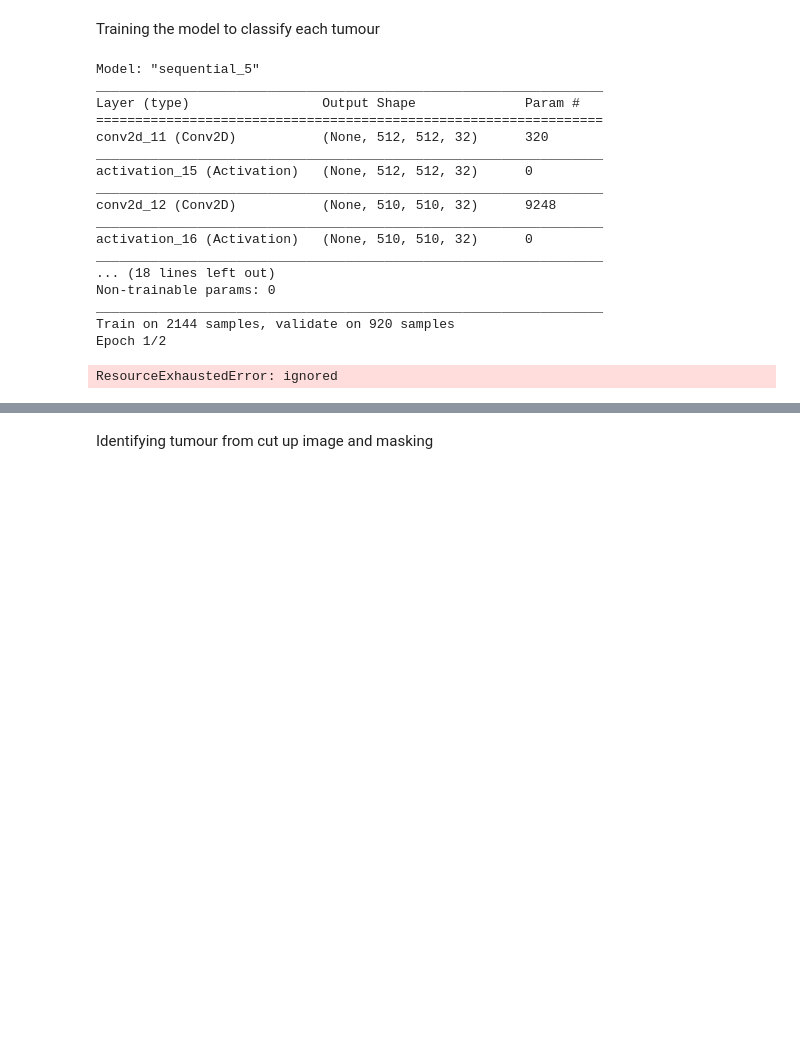
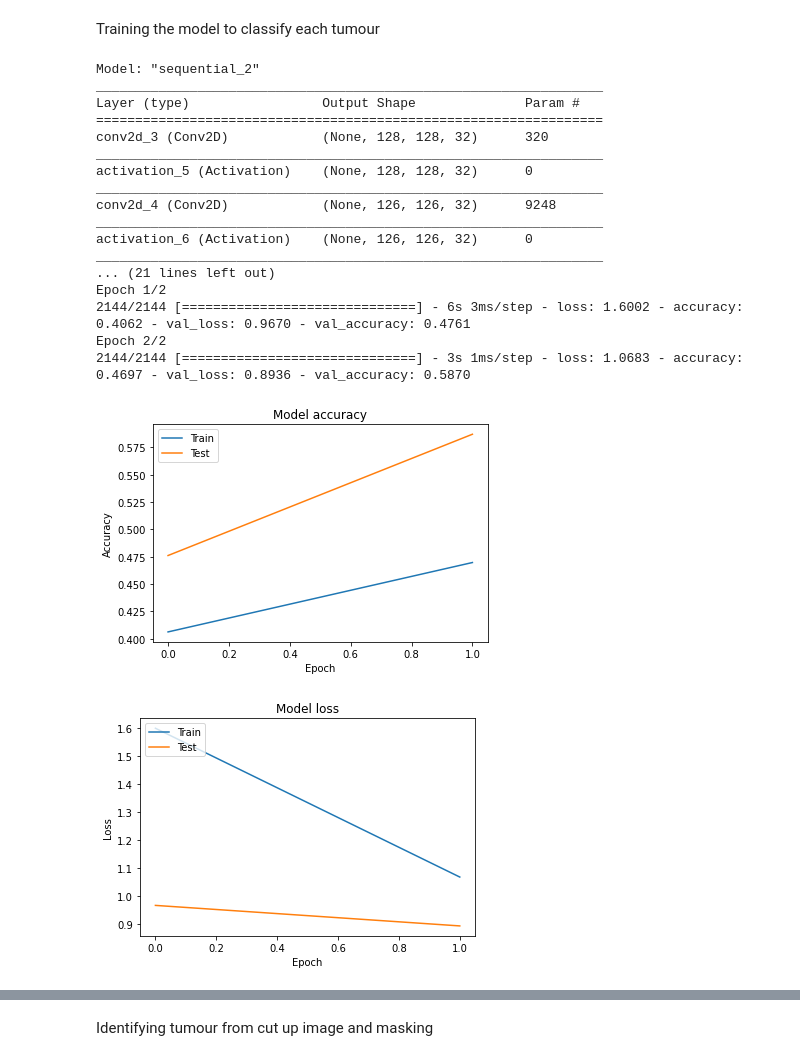
Before and after one commit to jw01324/COM3025, a Jupyter notebook: COM3025.ipynb, the cells around one changed output, grey strips where cells are left out. Drawn from its saved outputs; the diff is of its cells as text; code cells hidden in the pictures; blank space fills up the shorter version.

```diff
--- a/COM3025.ipynb
+++ b/COM3025.ipynb
@@ -92,7 +138,7 @@ batch_size = 32
 epochs = 2
 
 model = Sequential()
-model.add(Conv2D(32, (3, 3), padding='same', input_shape=(512,512,1)))
+model.add(Conv2D(32, (3, 3), padding='same', input_shape=(128,128,1)))
 model.add(Activation('relu'))
 model.add(Conv2D(32, (3, 3)))
 model.add(Activation('relu'))
@@ -120,40 +166,42 @@ history = model.fit(x_train, y_train,
               epochs=epochs,
               validation_data=(x_test, y_test),
               shuffle=True)
-
-# Plot training & validation accuracy values
-plt.plot(history.history['acc'])
-plt.plot(history.history['val_acc'])
-plt.title('Model accuracy')
-plt.ylabel('Accuracy')
-plt.xlabel('Epoch')
-plt.legend(['Train', 'Test'], loc='upper left')
-plt.show()
-
-# Plot training & validation loss values
-plt.plot(history.history['loss'])
-plt.plot(history.history['val_loss'])
-plt.title('Model loss')
-plt.ylabel('Loss')
-plt.xlabel('Epoch')
-plt.legend(['Train', 'Test'], loc='upper left')
-plt.show()
 # %% [output]
-Model: "sequential_5"
+Model: "sequential_2"
 _________________________________________________________________
 Layer (type)                 Output Shape              Param #
 =================================================================
-conv2d_11 (Conv2D)           (None, 512, 512, 32)      320
+conv2d_3 (Conv2D)            (None, 128, 128, 32)      320
 _________________________________________________________________
-activation_15 (Activation)   (None, 512, 512, 32)      0
+activation_5 (Activation)    (None, 128, 128, 32)      0
 _________________________________________________________________
-conv2d_12 (Conv2D)           (None, 510, 510, 32)      9248
+conv2d_4 (Conv2D)            (None, 126, 126, 32)      9248
 _________________________________________________________________
-activation_16 (Activation)   (None, 510, 510, 32)      0
+activation_6 (Activation)    (None, 126, 126, 32)      0
 _________________________________________________________________
-... (18 lines left out)
-Non-trainable params: 0
-_________________________________________________________________
-Train on 2144 samples, validate on 920 samples
+... (21 lines left out)
 Epoch 1/2
+2144/2144 [==============================] - 6s 3ms/step - loss: 1.6002 - accuracy: 0.4062 - val_loss: 0.9670 - val_accuracy: 0.4761
+Epoch 2/2
+2144/2144 [==============================] - 3s 1ms/step - loss: 1.0683 - accuracy: 0.4697 - val_loss: 0.8936 - val_accuracy: 0.5870
-ResourceExhaustedError: ignored
+# %%
+# Plot training & validation accuracy values
+plt.plot(history.history['accuracy'])
+plt.plot(history.history['val_accuracy'])
+plt.title('Model accuracy')
+plt.ylabel('Accuracy')
+plt.xlabel('Epoch')
+plt.legend(['Train', 'Test'], loc='upper left')
+plt.show()
+
+# Plot training & validation loss values
+plt.plot(history.history['loss'])
+plt.plot(history.history['val_loss'])
+plt.title('Model loss')
+plt.ylabel('Loss')
+plt.xlabel('Epoch')
+plt.legend(['Train', 'Test'], loc='upper left')
+plt.show()
+# %% [output]
+[figure, added]
+[figure, added]
```
Also changed, not shown: parts of 10 cells of this notebook.
